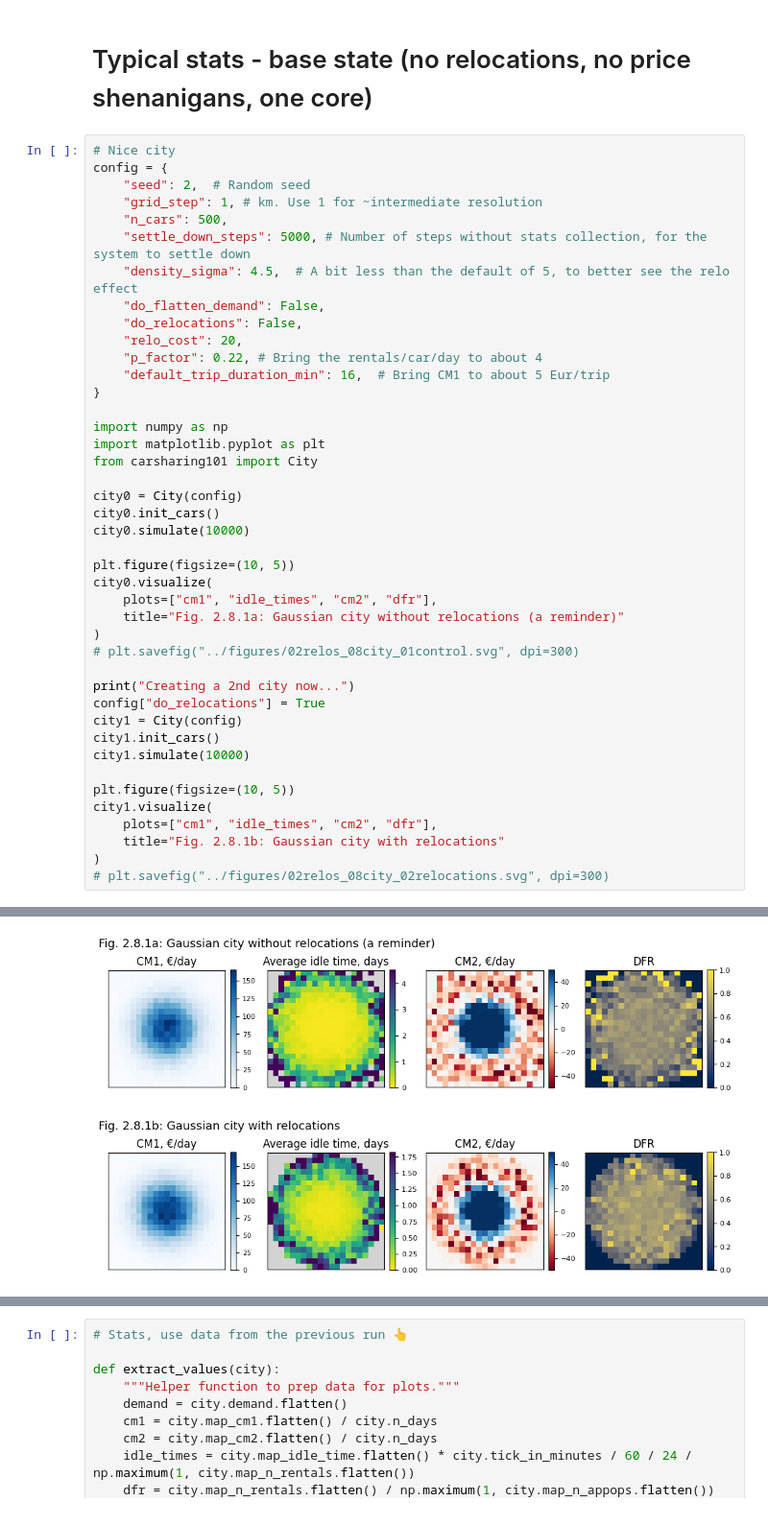
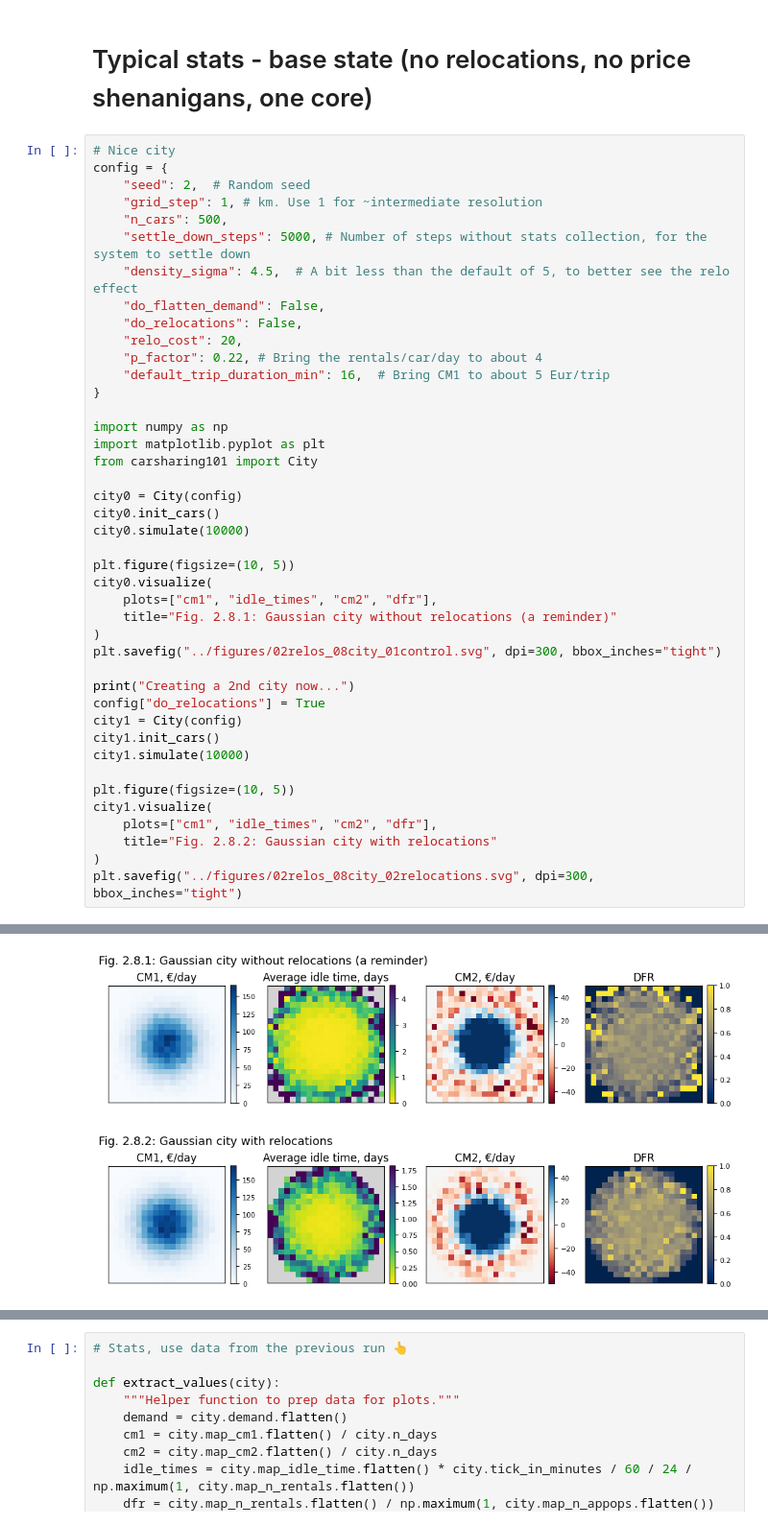
Before and after one commit to khakhalin/carsharing101, a Jupyter notebook: notebooks/02relos_08city.ipynb, the cells around one changed output, grey strips where cells are left out. Shown at 96% size. Drawn from its saved outputs; the diff is of its cells as text.

Commit message:
Relocations in a gaussian city - pictures

```diff
--- a/notebooks/02relos_08city.ipynb
+++ b/notebooks/02relos_08city.ipynb
@@ -194,9 +194,9 @@ city0.simulate(10000)
 plt.figure(figsize=(10, 5))
 city0.visualize(
     plots=["cm1", "idle_times", "cm2", "dfr"],
-    title="Fig. 2.8.1a: Gaussian city without relocations (a reminder)"
+    title="Fig. 2.8.1: Gaussian city without relocations (a reminder)"
 )
-# plt.savefig("../figures/02relos_08city_01control.svg", dpi=300)
+plt.savefig("../figures/02relos_08city_01control.svg", dpi=300, bbox_inches="tight")
 
 print("Creating a 2nd city now...")
 config["do_relocations"] = True
@@ -207,7 +207,7 @@ city1.simulate(10000)
 plt.figure(figsize=(10, 5))
 city1.visualize(
     plots=["cm1", "idle_times", "cm2", "dfr"],
-    title="Fig. 2.8.1b: Gaussian city with relocations"
+    title="Fig. 2.8.2: Gaussian city with relocations"
 )
-# plt.savefig("../figures/02relos_08city_02relocations.svg", dpi=300)
+plt.savefig("../figures/02relos_08city_02relocations.svg", dpi=300, bbox_inches="tight")
 # %% [output]
@@ -241,2 +241,2 @@ Creating a 2nd city now...
-[figure, old version]
+[figure, new version]
-[figure, old version]
+[figure, new version]
```
Also changed, not shown: parts of 2 cells of this notebook, 6 other files.
